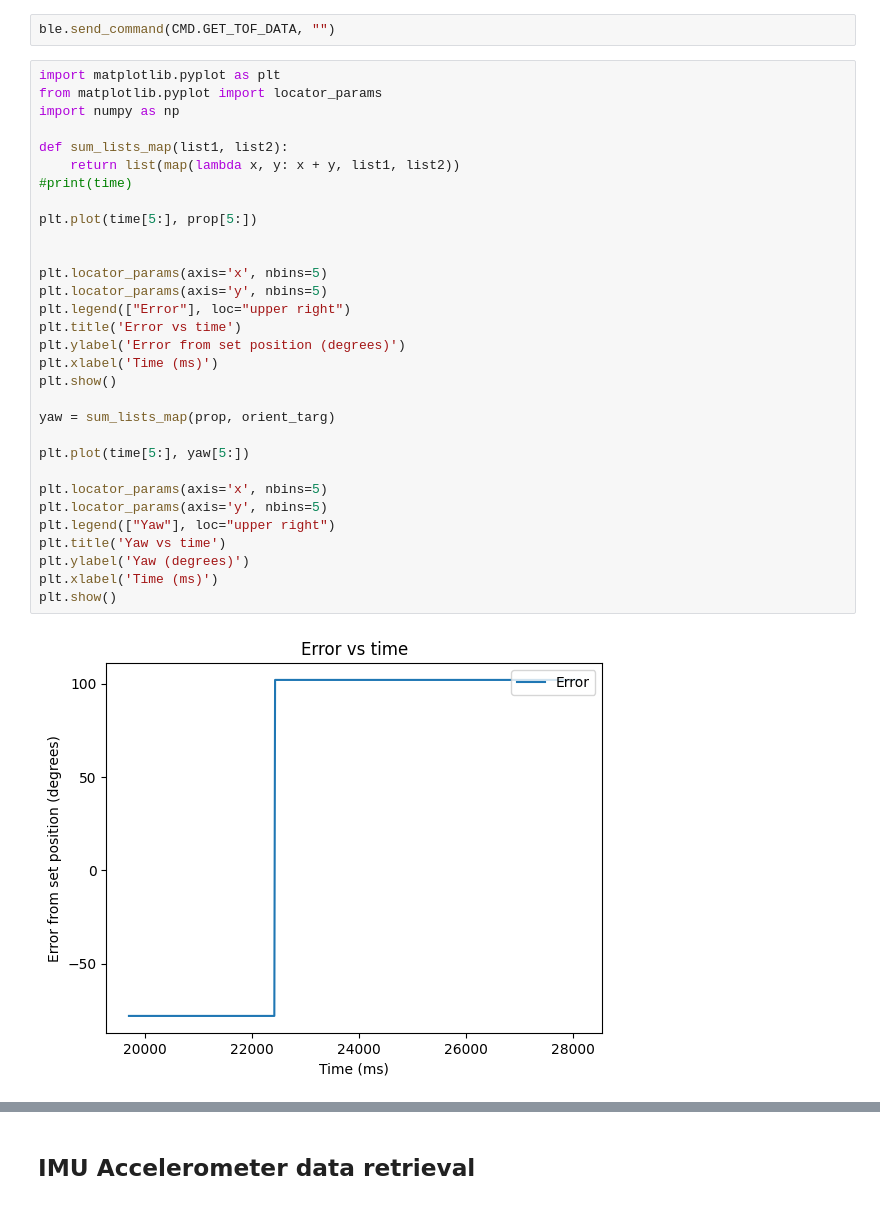
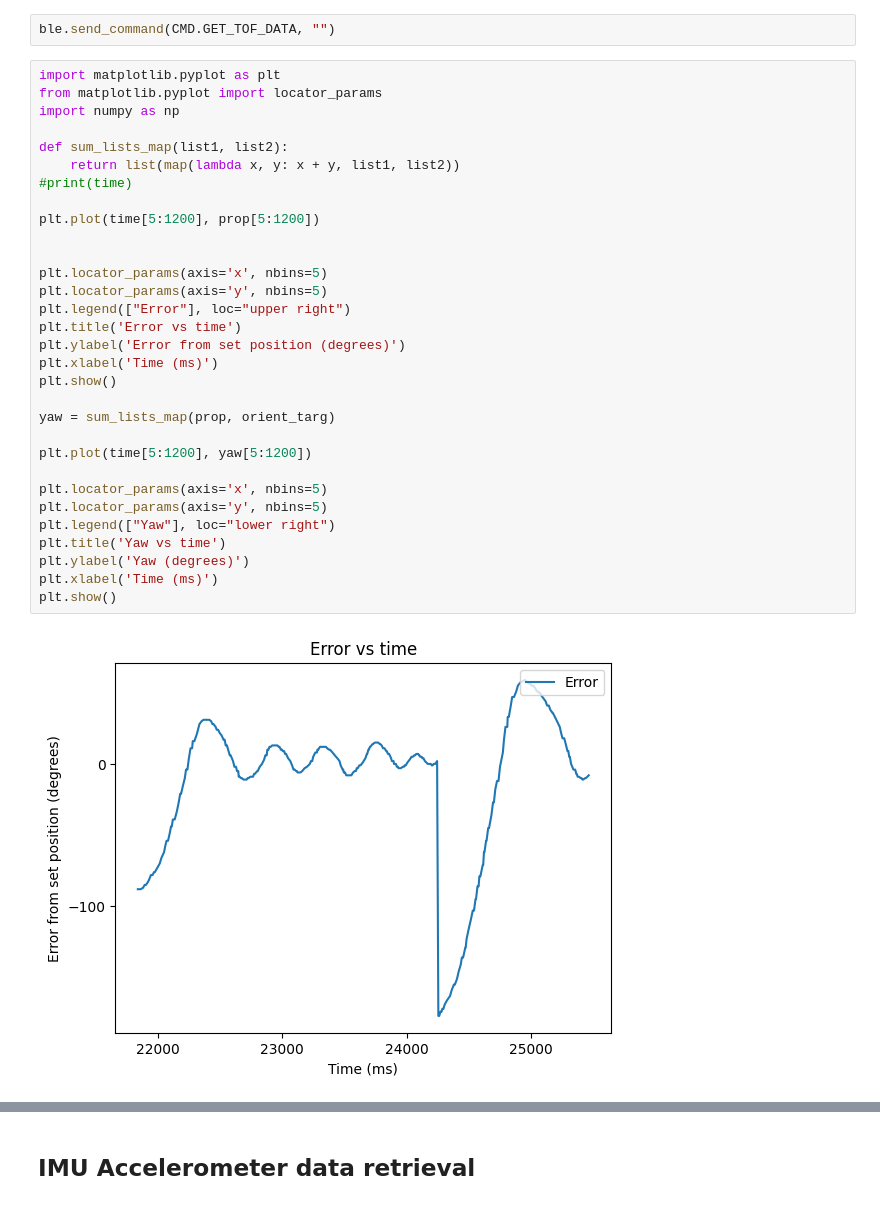
Before and after one commit to BoltStrike/BoltStrike.github.io, a Jupyter notebook: Lab6/ble_python/Lab6.ipynb, the cells around one changed output, grey strips where cells are left out. Drawn from its saved outputs; the diff is of its cells as text.

```diff
--- a/Lab6/ble_python/Lab6.ipynb
+++ b/Lab6/ble_python/Lab6.ipynb
@@ -96,33 +96,33 @@ ble.send_command(CMD.GET_TOF_DATA, "")
 # %%
 import matplotlib.pyplot as plt
 from matplotlib.pyplot import locator_params
 import numpy as np
 
 def sum_lists_map(list1, list2):
     return list(map(lambda x, y: x + y, list1, list2))
 #print(time)
 
-plt.plot(time[5:], prop[5:])
+plt.plot(time[5:1200], prop[5:1200])
 
 
 plt.locator_params(axis='x', nbins=5)
 plt.locator_params(axis='y', nbins=5)
 plt.legend(["Error"], loc="upper right")
 plt.title('Error vs time')
 plt.ylabel('Error from set position (degrees)')
 plt.xlabel('Time (ms)')
 plt.show()
 
 yaw = sum_lists_map(prop, orient_targ)
 
-plt.plot(time[5:], yaw[5:])
+plt.plot(time[5:1200], yaw[5:1200])
 
 plt.locator_params(axis='x', nbins=5)
 plt.locator_params(axis='y', nbins=5)
-plt.legend(["Yaw"], loc="upper right")
+plt.legend(["Yaw"], loc="lower right")
 plt.title('Yaw vs time')
 plt.ylabel('Yaw (degrees)')
 plt.xlabel('Time (ms)')
 plt.show()
 # %% [output]
-[figure, old version]
+[figure, new version]
```
Also changed, not shown: parts of 11 cells of this notebook, 41 other files.
